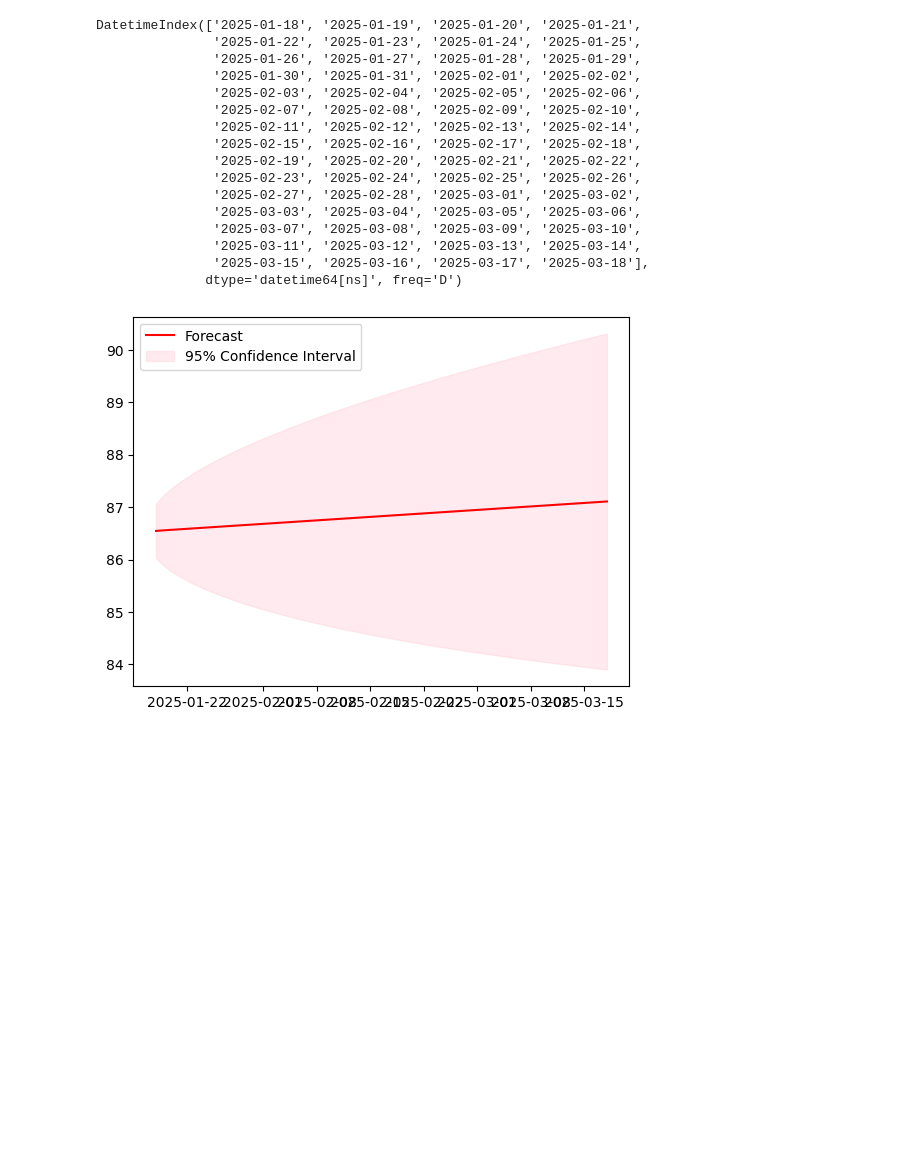
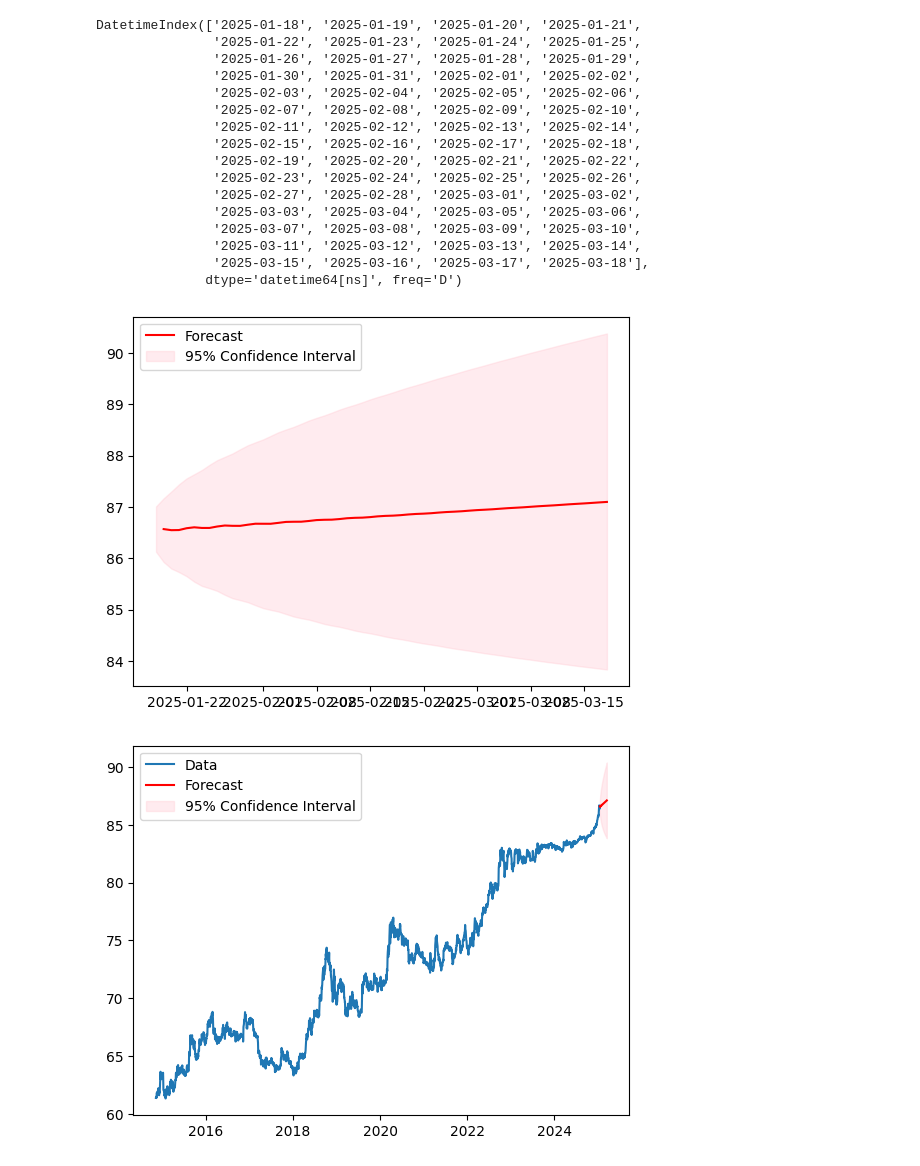
Before and after one commit to Hitarth-codes/Time-series-forecasting-of-forex-data, a Jupyter notebook: Forex_data_time_series_forecasting.ipynb, the cells around one changed output. Cells and saved outputs as stored; diff of their text form; code cells hidden in the pictures; blank space fills up the shorter version.

```diff
--- a/Forex_data_time_series_forecasting.ipynb
+++ b/Forex_data_time_series_forecasting.ipynb
@@ -397,5 +380,5 @@ print(conf_int)
 # %%
-start_value = 2607
+start_value = 2659
 fc_auto = pd.Series(forecast_values, index = pd.Index(range(start_value, start_value + 60)))
 
 lower = pd.Series(conf_int[:,0], index = pd.Index(range(start_value, start_value + 60)))
@@ -432,7 +415,20 @@ plt.fill_between(date_series, conf_int[:, 0], conf_int[:, 1], color='pink', alph
 plt.legend()
 plt.show()
 # %% [output]
-[figure, old version]
+[figure, new version]
+# %%
+plt.plot(df['timestamp'],df_close, label='Data')
+plt.plot(date_series, fc_auto, label='Forecast', color='red')
+start_date = pd.to_datetime('2025-01-01')
+end_date = pd.to_datetime('2025-03-18')
+
+# Plot the confidence intervals
+plt.fill_between(date_series, conf_int[:, 0], conf_int[:, 1], color='pink', alpha=0.3, label='95% Confidence Interval')
+
+plt.legend()
+plt.show()
+# %% [output]
+[figure, added]
 # %%
 plt.plot(df['timestamp'],df_close, label='Data')
 plt.plot(date_series, fc_auto, label='Forecast', color='red')
```
Also changed, not shown: parts of 24 cells of this notebook.
